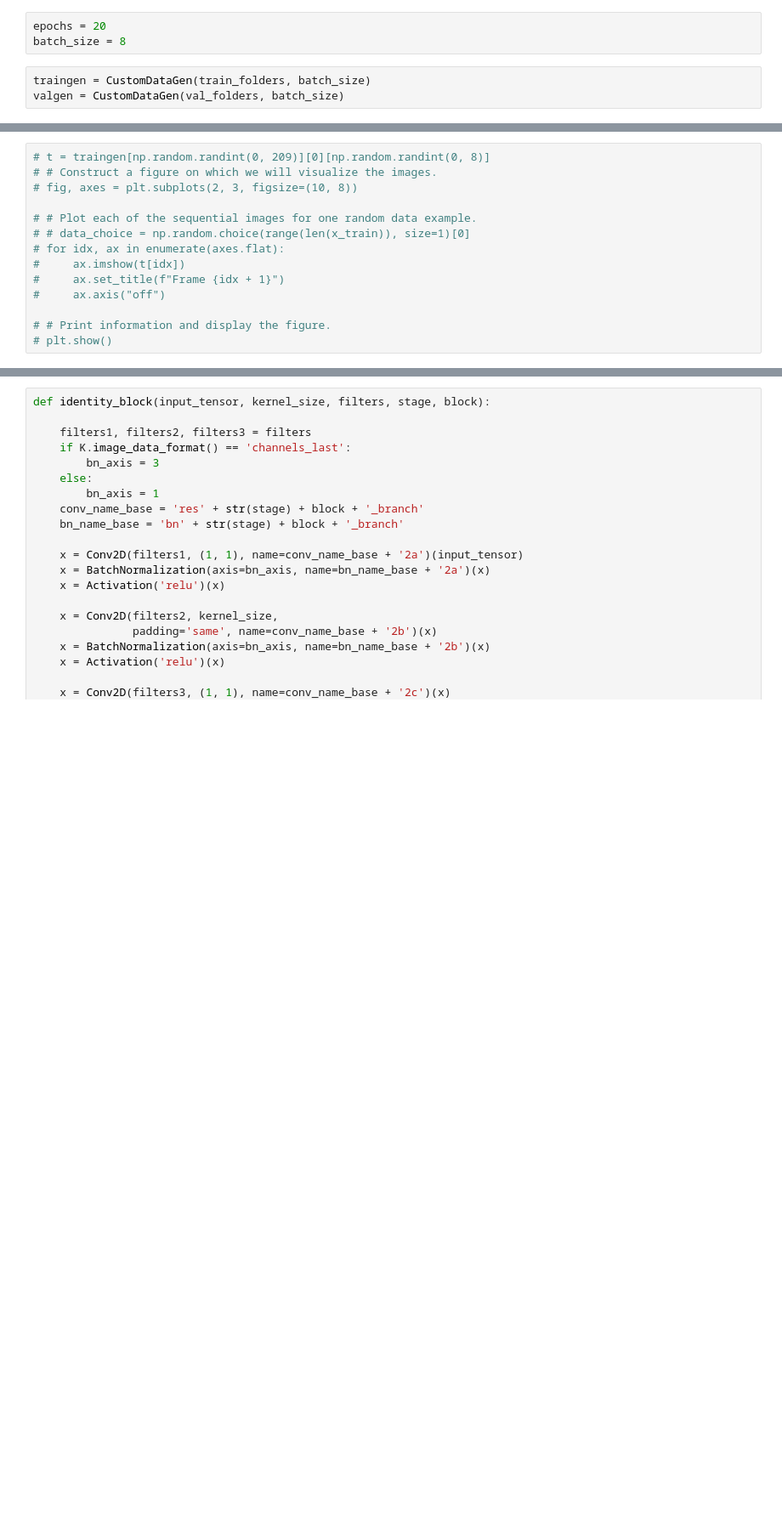
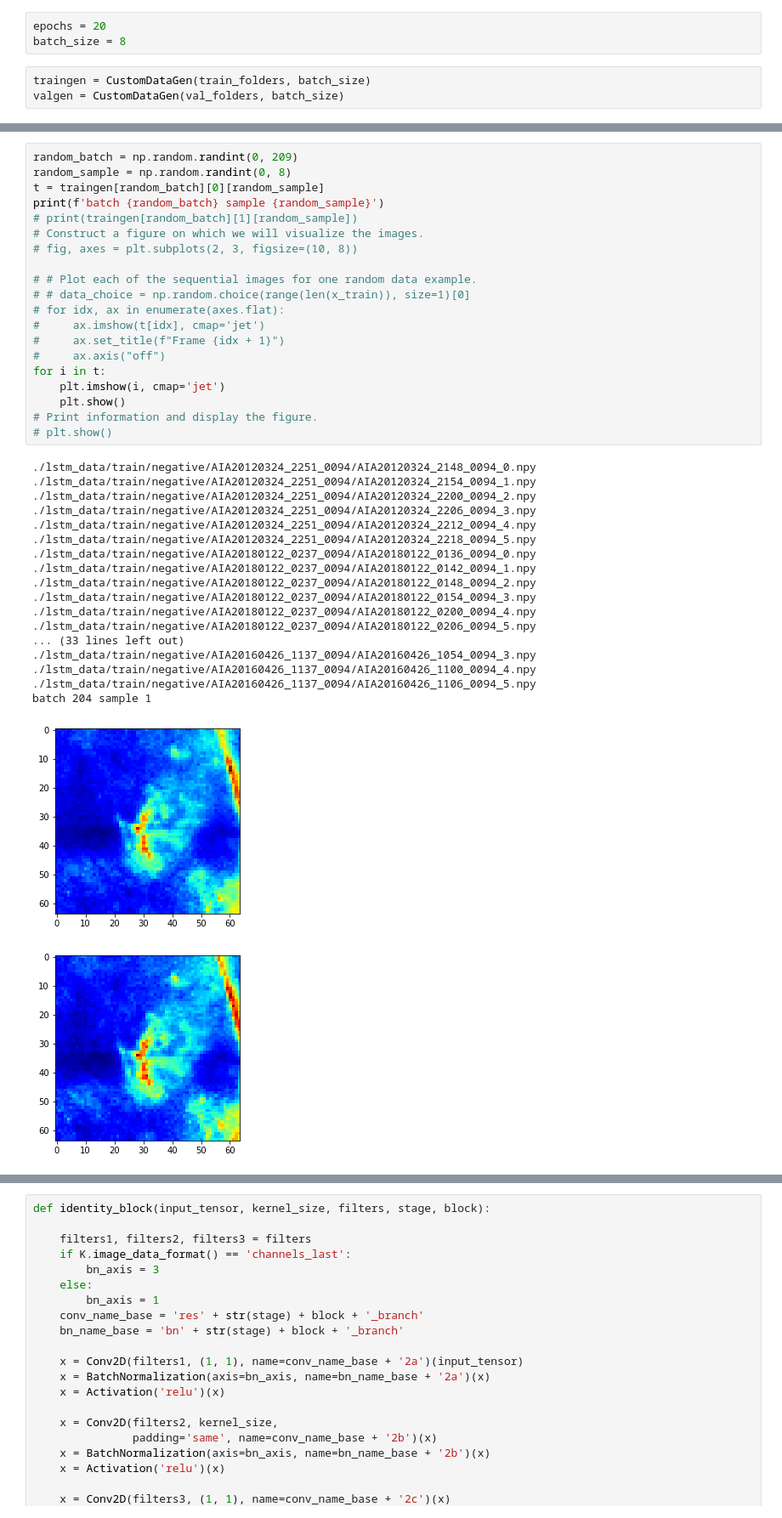
Before and after one commit to nikitagalayda/flare_lstm, a Jupyter notebook: LSTM_preflare.ipynb, the cells around one changed output, grey strips where cells are left out. Shown at 85% size. Saved outputs shown, nothing was run; the diff lists cells and outputs as text; blank space fills up the shorter version.

```diff
--- a/LSTM_preflare.ipynb
+++ b/LSTM_preflare.ipynb
@@ -283,16 +426,42 @@ Trainable params: 753,282
 Non-trainable params: 256
 _________________________________________________________________
 # %%
-# t = traingen[np.random.randint(0, 209)][0][np.random.randint(0, 8)]
-# # Construct a figure on which we will visualize the images.
+random_batch = np.random.randint(0, 209)
+random_sample = np.random.randint(0, 8)
+t = traingen[random_batch][0][random_sample]
+print(f'batch {random_batch} sample {random_sample}')
+# print(traingen[random_batch][1][random_sample])
+# Construct a figure on which we will visualize the images.
 # fig, axes = plt.subplots(2, 3, figsize=(10, 8))
 
 # # Plot each of the sequential images for one random data example.
 # # data_choice = np.random.choice(range(len(x_train)), size=1)[0]
 # for idx, ax in enumerate(axes.flat):
-#     ax.imshow(t[idx])
+#     ax.imshow(t[idx], cmap='jet')
 #     ax.set_title(f"Frame {idx + 1}")
 #     ax.axis("off")
-
-# # Print information and display the figure.
+for i in t:
+    plt.imshow(i, cmap='jet')
+    plt.show()
+# Print information and display the figure.
 # plt.show()
+# %% [output]
+./lstm_data/train/negative/AIA20120324_2251_0094/AIA20120324_2148_0094_0.npy
+./lstm_data/train/negative/AIA20120324_2251_0094/AIA20120324_2154_0094_1.npy
+./lstm_data/train/negative/AIA20120324_2251_0094/AIA20120324_2200_0094_2.npy
+./lstm_data/train/negative/AIA20120324_2251_0094/AIA20120324_2206_0094_3.npy
+./lstm_data/train/negative/AIA20120324_2251_0094/AIA20120324_2212_0094_4.npy
+./lstm_data/train/negative/AIA20120324_2251_0094/AIA20120324_2218_0094_5.npy
+./lstm_data/train/negative/AIA20180122_0237_0094/AIA20180122_0136_0094_0.npy
+./lstm_data/train/negative/AIA20180122_0237_0094/AIA20180122_0142_0094_1.npy
+./lstm_data/train/negative/AIA20180122_0237_0094/AIA20180122_0148_0094_2.npy
+./lstm_data/train/negative/AIA20180122_0237_0094/AIA20180122_0154_0094_3.npy
+./lstm_data/train/negative/AIA20180122_0237_0094/AIA20180122_0200_0094_4.npy
+./lstm_data/train/negative/AIA20180122_0237_0094/AIA20180122_0206_0094_5.npy
+... (33 lines left out)
+./lstm_data/train/negative/AIA20160426_1137_0094/AIA20160426_1054_0094_3.npy
+./lstm_data/train/negative/AIA20160426_1137_0094/AIA20160426_1100_0094_4.npy
+./lstm_data/train/negative/AIA20160426_1137_0094/AIA20160426_1106_0094_5.npy
+batch 204 sample 1
+[figure, added]
+[figure, added]
```
Also changed, not shown: parts of 31 cells of this notebook, 2 other files.
